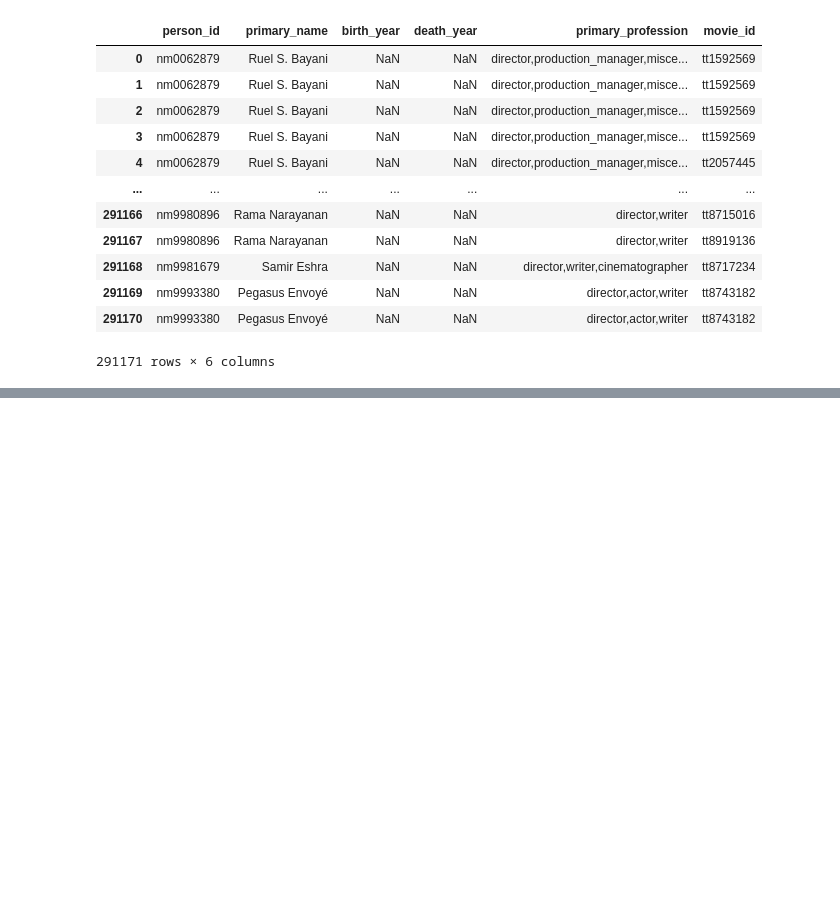
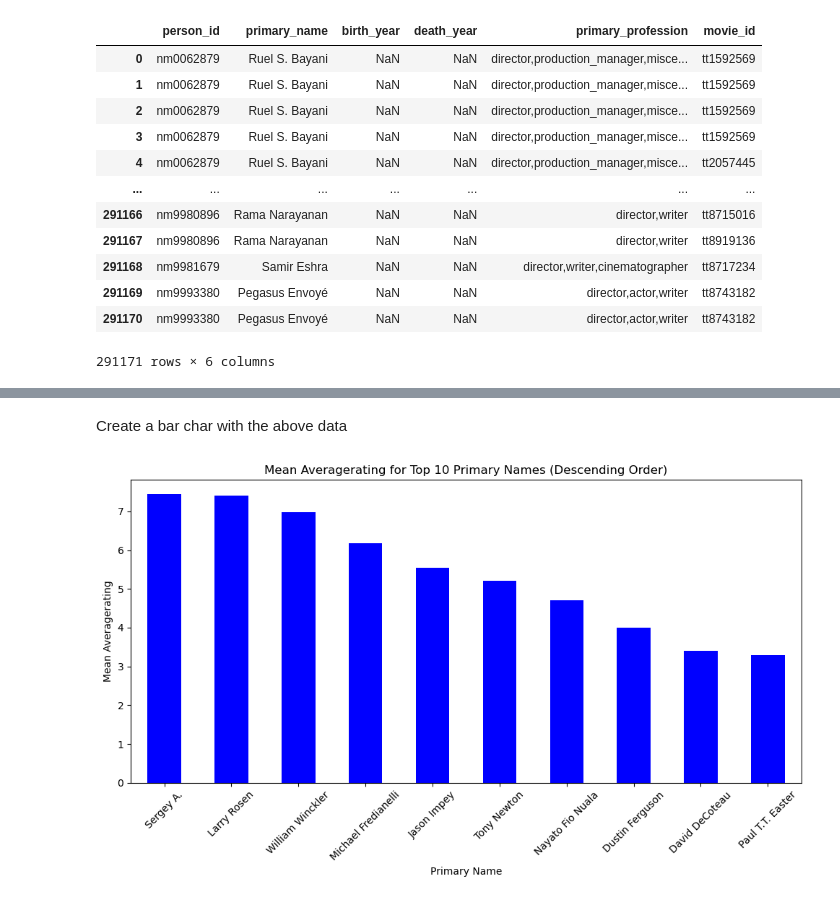
Before and after one commit to ZeejahWaseem/Capstone_Project, a Jupyter notebook: Notebooks/Reagan_Folder/Reagan.ipynb, the cells around one changed output, grey strips where cells are left out. Cells and saved outputs as stored; diff of their text form; code cells hidden in the pictures; blank space fills up the shorter version.

```diff
--- a/Notebooks/Reagan_Folder/Reagan.ipynb
+++ b/Notebooks/Reagan_Folder/Reagan.ipynb
@@ -93,0 +143,2 @@ pd.read_sql(q, conn)
+# %%
+conn = sqlite3.connect('../../data/im.db')
@@ -93,0 +308,16 @@ pd.read_sql(q, conn)
+# %%
+# Step 1
+grouped_data = df_duplicates.groupby('primary_name').agg({'averagerating': 'mean', 'movie_id': 'size'})
+
+# Step 2
+grouped_data.rename(columns={'averagerating': 'mean_averagerating', 'movie_id': 'movie_count'}, inplace=True)
+
+# Step 3
+top_10_names = grouped_data.sort_values(by='movie_count', ascending=False).head(10)
+
+# Step 4
+mean_averagerating_top_10 = top_10_names['mean_averagerating'].mean()
+
+# Print the top 10 names, their mean averagerating, and the mean of averagerating for the top 10 names
+print(top_10_names)
+print("\nMean Averagerating for Top 10 Names:", mean_averagerating_top_10)
@@ -93,0 +339,16 @@ pd.read_sql(q, conn)
+# %% [markdown]
+Create a bar char with the above data
+# %%
+top_10_names_sorted = top_10_names.sort_values(by='mean_averagerating', ascending=False)
+
+plt.figure(figsize=(10, 6))
+top_10_names_sorted['mean_averagerating'].plot(kind='bar', color='blue')
+plt.xlabel('Primary Name')
+plt.ylabel('Mean Averagerating')
+plt.title('Mean Averagerating for Top 10 Primary Names (Descending Order)')
+plt.xticks(rotation=45)
+plt.tight_layout()
+
+plt.show()
+# %% [output]
+[figure, added]
```
Also changed, not shown: parts of 17 cells of this notebook.
